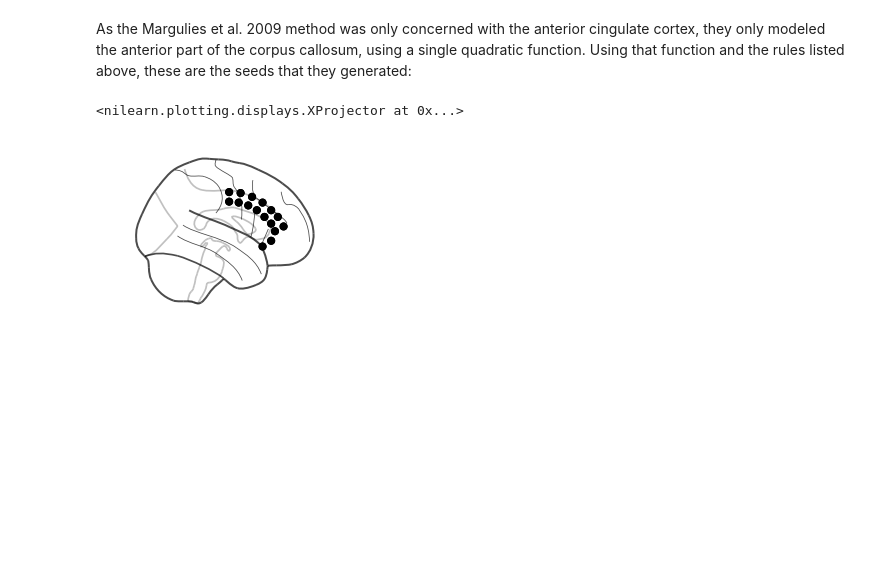
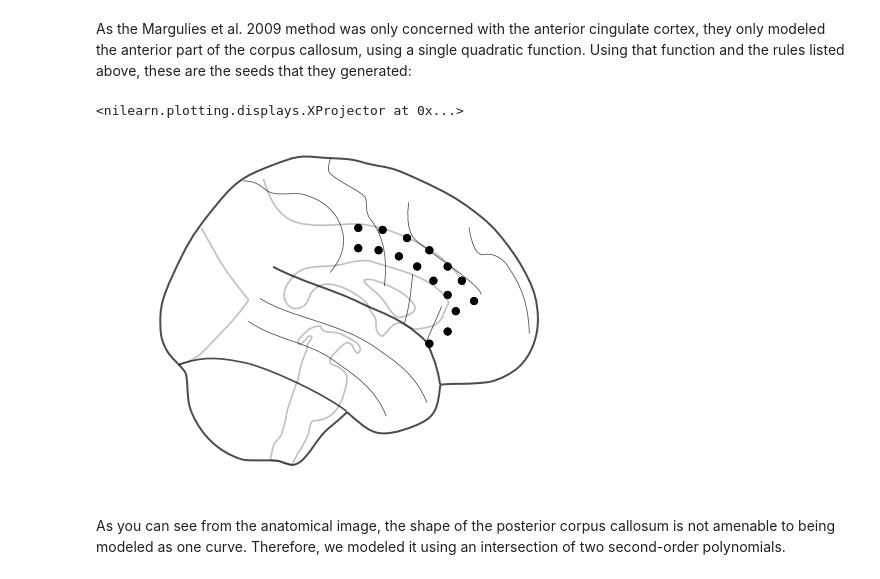
Before and after one commit to boredStats/cingulate-cortex-parcellation, a Jupyter notebook: create_seeds/Seed Generation Demo.ipynb, the cells around one changed output. Cells and saved outputs as stored; diff of their text form; code cells hidden in the pictures; blank space fills up the shorter version.

```diff
--- a/create_seeds/Seed Generation Demo.ipynb
+++ b/create_seeds/Seed Generation Demo.ipynb
@@ -31,13 +31,15 @@ plot_anat(t1_file, display_mode='x', cut_coords=[5], draw_cross=False, axes=ax)
 # %% [markdown]
 As the Margulies et al. 2009 method was only concerned with the anterior cingulate cortex, they only modeled the anterior part of the corpus callosum, using a single quadratic function. Using that function and the rules listed above, these are the seeds that they generated:
 # %%
-full_coords = pd.read_csv(r'seed_generation_notebook_data/seed_coordinates.csv', index_col=0)
+full_coords = pd.read_csv(r'sgen_notebook_data/seed_coordinates.csv', index_col=0)
 acc_list = [i for i in full_coords.index if "ACC" in i]
 acc_coords = full_coords.filter(acc_list, axis='index').values
 
-fig, ax = plt.subplots()
+fig, ax = plt.subplots(figsize=(8, 6))
 n = len(acc_coords)
-plot_connectome(np.zeros(shape=[n, n]), acc_coords, ['k']*n, display_mode='x')
+plot_connectome(np.zeros(shape=[n, n]), acc_coords, ['k']*n, display_mode='x', axes=ax)
 # %% [output]
 <nilearn.plotting.displays.XProjector at 0x...>
-[figure, old version]
+[figure, new version]
+# %% [markdown]
+As you can see from the anatomical image, the shape of the posterior corpus callosum is not amenable to being modeled as one curve. Therefore, we modeled it using an intersection of two second-order polynomials.
```
Also changed, not shown: parts of 6 cells of this notebook, 29 other files.
